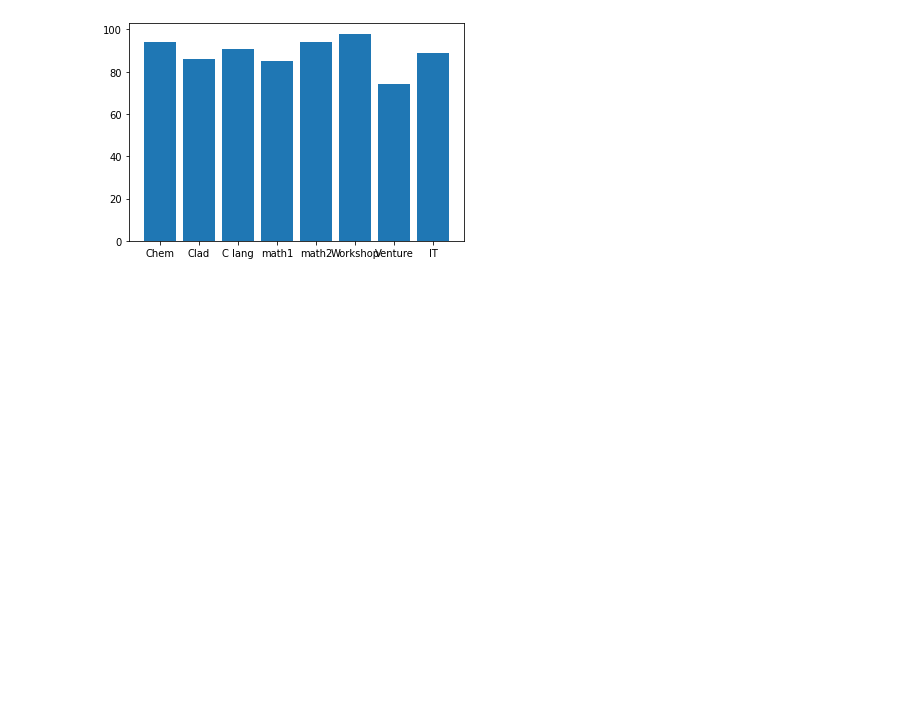
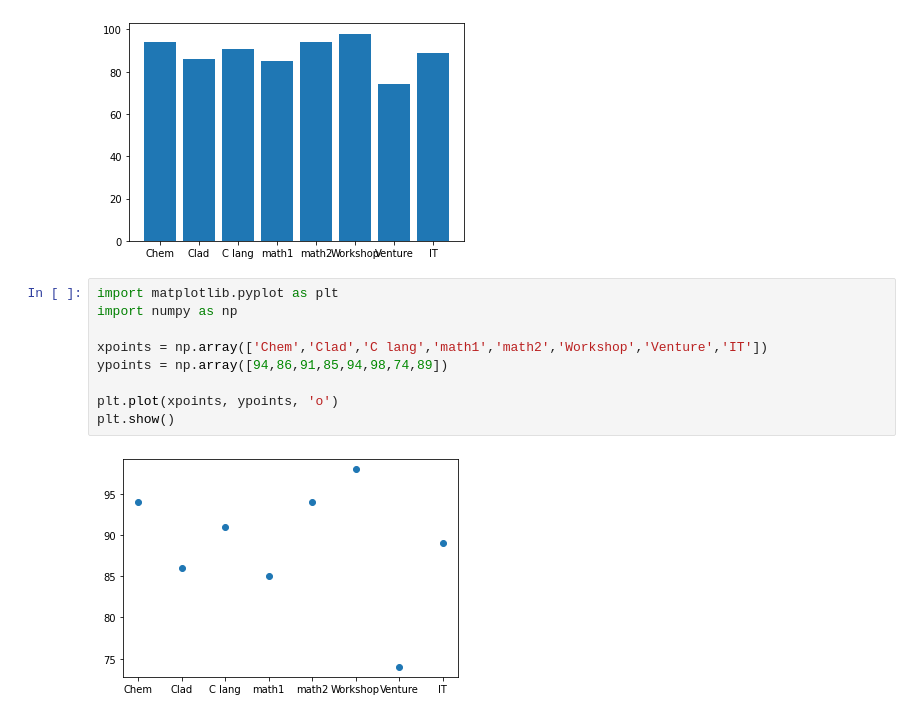
Before and after one commit to vasavi2015/PHYTON, a Jupyter notebook: Matplotlib_.ipynb, the cells around one changed output. Saved outputs shown, nothing was run; the diff lists cells and outputs as text; blank space fills up the shorter version.

```diff
--- a/Matplotlib_.ipynb
+++ b/Matplotlib_.ipynb
@@ -44,3 +44,14 @@ plt.bar(x,y)
 plt.show()
 # %% [output]
 [figure]
+# %%
+import matplotlib.pyplot as plt
+import numpy as np
+
+xpoints = np.array(['Chem','Clad','C lang','math1','math2','Workshop','Venture','IT'])
+ypoints = np.array([94,86,91,85,94,98,74,89])
+
+plt.plot(xpoints, ypoints, 'o')
+plt.show()
+# %% [output]
+[figure, added]
```
Also changed, not shown: parts of 8 cells of this notebook.
